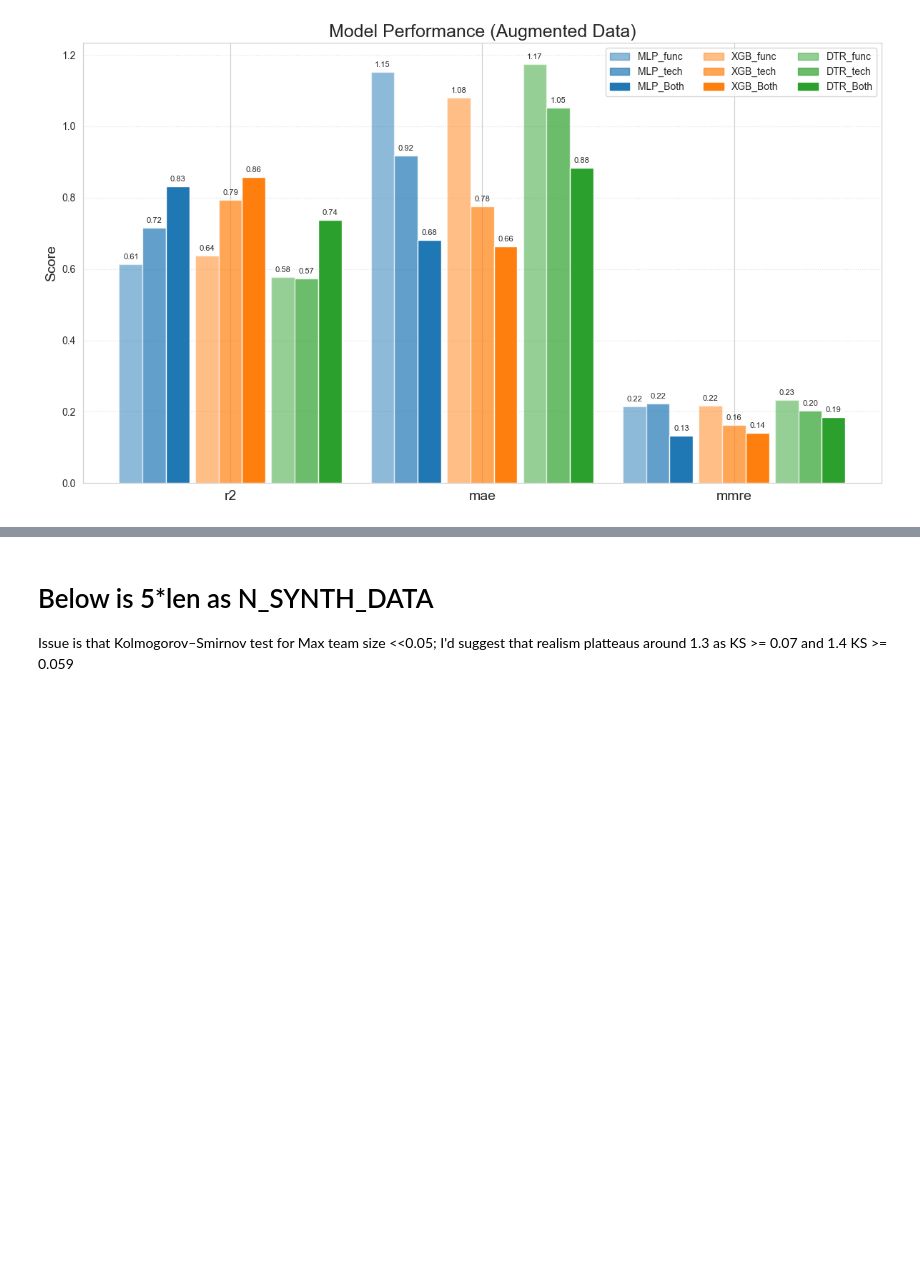
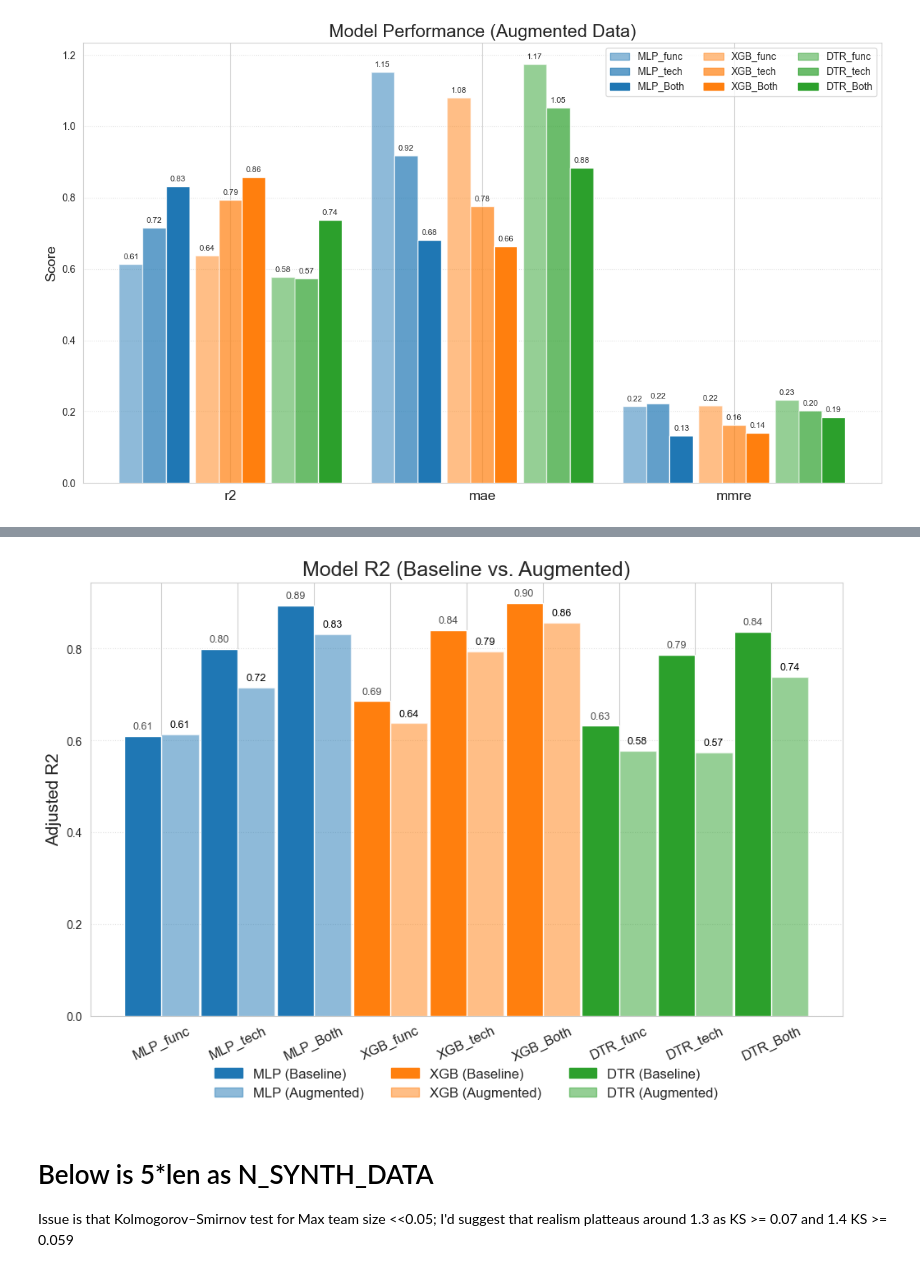
Before and after one commit to J4nvg/ResearchWorkshop, a Jupyter notebook: after_reading.ipynb, the cells around one changed output, grey strips where cells are left out. Cells and saved outputs as stored; diff of their text form; code cells hidden in the pictures; blank space fills up the shorter version.

```diff
--- a/after_reading.ipynb
+++ b/after_reading.ipynb
@@ -1491,3 +1492,79 @@ plot_baseline_augmented_together(baseline_df, augmented_df, 'Model Performance (
+# %%
+models = ['MLP', 'XGB', 'DTR']
+attributes = ['func', 'tech', 'Both']
+baseline_suffix = '(GS)'
+augmented_suffix = '(GS) - AUG'
+
+baseline_labels = [f"{m}_{a}{baseline_suffix}" for m in models for a in attributes]
+augmented_labels = [f"{m}_{a}{augmented_suffix}" for m in models for a in attributes]
+
+def make_grouped_df(results, labels):
+    plot_df = results.loc[[l for l in labels if l in results.index]].copy()
+    plot_df.index = [idx.replace('(GS)', '').replace(' - AUG', '') for idx in plot_df.index]
+    return plot_df
+
+metric = "r2"
+
+baseline_df = make_grouped_df(results, baseline_labels)[[metric]]
+augmented_df = make_grouped_df(results, augmented_labels)[[metric]]
+
+# Colors: Baseline solid, Augmented translucent
+base_colors = {'MLP': 'tab:blue', 'XGB': 'tab:orange', 'DTR': 'tab:green'}
+alpha_map = {'Baseline': 1.0, 'Augmented': 0.5}
+
+
+def plot_baseline_augmented_r2(baseline_df, augmented_df, title):
+    model_attr_order = [(model, attr) for model in models for attr in attributes]
+    n = len(model_attr_order)
+    bar_width = 0.18
+    bar_gap = 0.01
+
+    xpos = np.arange(n) * (2 * bar_width + bar_gap)
+    xtick_labels = [f"{model}_{attr}" for model, attr in model_attr_order]
+
+    fig, ax = plt.subplots(figsize=(10, 8))
+
+    for i, (model, attr) in enumerate(model_attr_order):
+        idx = f"{model}_{attr}"
+        # Baseline bar
+        if idx in baseline_df.index:
+            val_base = baseline_df.loc[idx, metric]
+            ax.bar(xpos[i], val_base, bar_width, color=base_colors[model], alpha=alpha_map['Baseline'], zorder=3)
+            ax.text(xpos[i], val_base + 0.01, f"{val_base:.2f}", ha='center', va='bottom', fontsize=9, color='black',  alpha=0.7)
+        # Augmented bar
+        if idx in augmented_df.index:
+            val_aug = augmented_df.loc[idx, metric]
+            ax.bar(xpos[i] + bar_width, val_aug, bar_width, color=base_colors[model], alpha=alpha_map['Augmented'], zorder=2)
+            ax.text(xpos[i] + bar_width, val_aug + 0.01, f"{val_aug:.2f}", ha='center', va='bottom', fontsize=9, color='black')
+
+
+    ax.set_ylabel('Adjusted R2', fontsize=15)
+    ax.set_title(title, fontsize=18)
+    ax.grid(axis='y', linestyle=':', alpha=0.6, zorder=1)
+    ax.set_xticks(xpos + bar_width/2)
+    ax.set_xticklabels(xtick_labels, rotation=25, fontsize=12)
+
+    handles = []
+    labels = []
+    for model in models:
+        handles.append(plt.Rectangle((0,0),1,1, color=base_colors[model], alpha=1.0))
+        labels.append(f"{model} (Baseline)")
+        handles.append(plt.Rectangle((0,0),1,1, color=base_colors[model], alpha=0.5))
+        labels.append(f"{model} (Augmented)")
+    ax.legend(handles, labels,
+              loc='lower center',
+              bbox_to_anchor=(0.5, -0.22),
+              ncol=3, fontsize=12, frameon=False)
+
+    plt.tight_layout(rect=[0,0.11,1,1])
+
+    plt.savefig("./plot/Model_performance_r2_nonaugvsaug.svg")
+    plt.show()
+
+# Plot r2 only
+plot_baseline_augmented_r2(baseline_df, augmented_df, 'Model R2 (Baseline vs. Augmented)')
+# %% [output]
+[figure, added]
 # %% [markdown]
 # Below is 5*len as N_SYNTH_DATA
 Issue is that Kolmogorov–Smirnov test for Max team size <<0.05;
```
Also changed, not shown: parts of 1 cell of this notebook.
